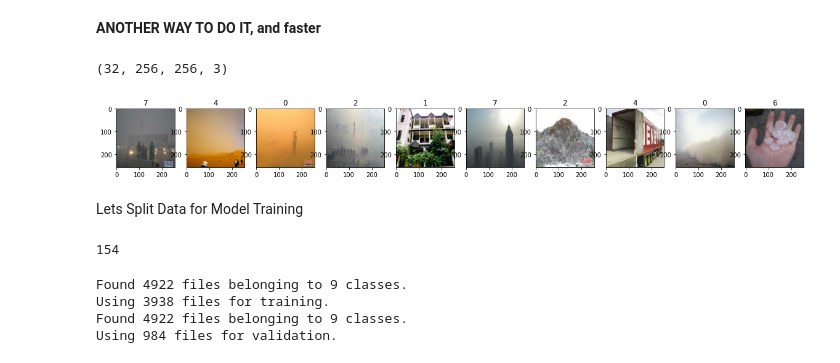
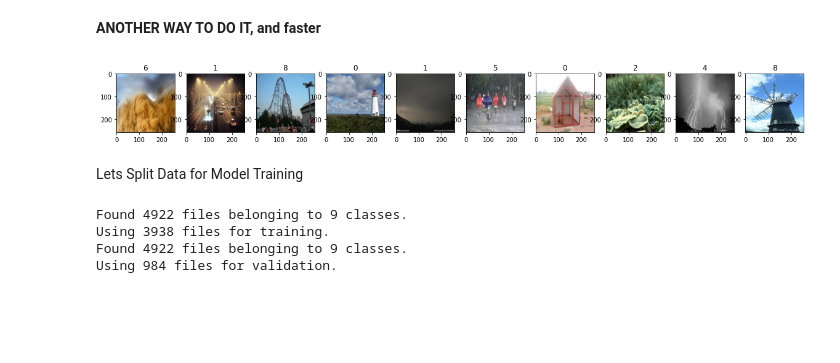
Before and after one commit to Cepeda-R/Machine-Learning_FullProjects, a Jupyter notebook: Weather_Image_Classification.ipynb, the cells around one changed output. Saved outputs shown, nothing was run; the diff lists cells and outputs as text; code cells hidden in the pictures; blank space fills up the shorter version.

```diff
--- a/Weather_Image_Classification.ipynb
+++ b/Weather_Image_Classification.ipynb
@@ -276,5 +280,5 @@ for idx, img in enumerate(batch[0][:10]):
 **ANOTHER WAY TO DO IT, and faster**
 # %%
 #reduce/transform to have faster processing model and data retrieving
-data = Data.map(lambda x,y: (x/255, y))
+data_scaled = Data.map(lambda x,y: (x/256, y))
 #x is images
@@ -281 +287,4 @@ data = Data.map(lambda x,y: (x/255, y))
+# %%
+#create a batch of data scaled by 256
+Data_scaledNp = data_scaled.as_numpy_iterator().next()
 # %%
@@ -285,15 +293,11 @@ batch_scaled = Data_Iterator2.next()
-# %%
-batch_scaled[0].shape
-# %% [output]
-(32, 256, 256, 3)
 # %%
 #define layout chart
 fig, ax = plt.subplots(ncols=10, figsize=(20,20))
 #loop through batch. for every index and image
-for idx, img in enumerate(batch_scaled[0][:10]):
+for idx, img in enumerate(Data_scaledNp[0][:10]):
     ax[idx].imshow(img) #since data is between 0 and 1, int is not needed anymore
-    ax[idx].title.set_text(batch[1][idx])
+    ax[idx].title.set_text(Data_scaledNp[1][idx])
 # %% [output]
-[figure, old version]
+[figure, new version]
 # %% [markdown]
 Lets Split Data for Model Training
@@ -302,7 +304,3 @@ data = np.expand_dims(data, axis=0)
-# %%
-len(Data)
-# %% [output]
-154
 # %%
 train_ds = tf.keras.utils.image_dataset_from_directory(data_dir, validation_split=0.2, subset="training", seed=123)
 #train_split is 1-split value /// validation split is split value
```
Also changed, not shown: parts of 13 cells of this notebook.
